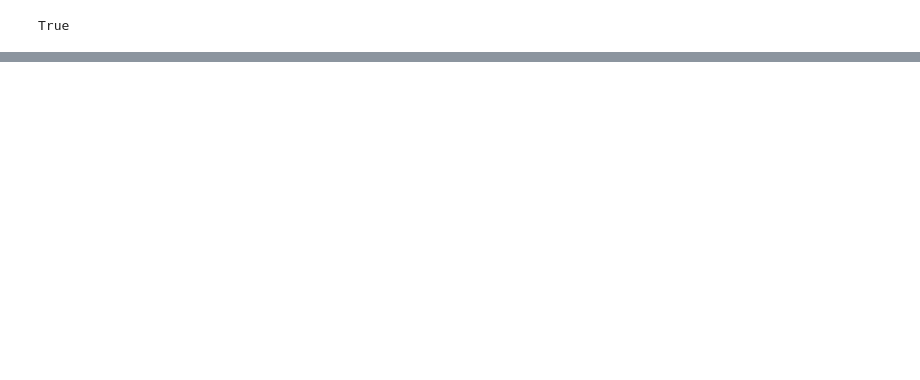
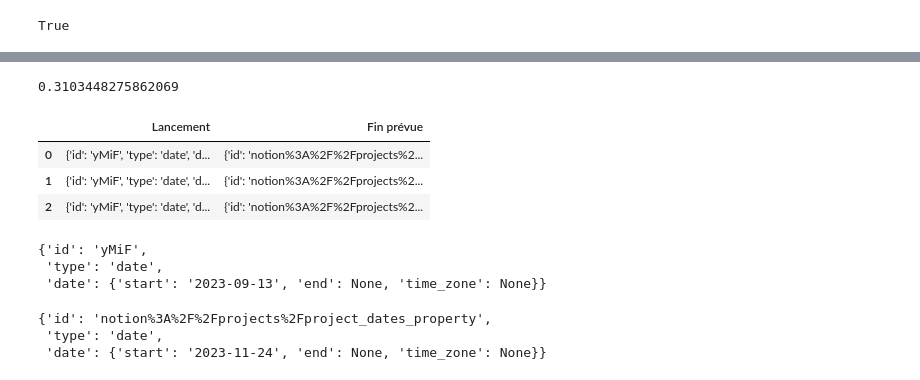
Before and after one commit to ldom1/notion_manager, a Jupyter notebook: exploration.ipynb, the cells around one changed output, grey strips where cells are left out. Drawn from its saved outputs; the diff is of its cells as text; code cells hidden in the pictures; blank space fills up the shorter version.

```diff
--- a/exploration.ipynb
+++ b/exploration.ipynb
@@ -138,0 +204,23 @@ temps_projet_df["Volume"].sum()
+# %%
+45 / 145
+# %% [output]
+0.3103448275862069
+# %%
+project_df[["Lancement", "Fin prévue"]]
+# %% [output]
+|  | Lancement | Fin prévue |
+| 0 | {'id': 'yMiF', 'type': 'date', 'd... | {'id': 'notion%3A%2F%2Fprojects%2... |
+| 1 | {'id': 'yMiF', 'type': 'date', 'd... | {'id': 'notion%3A%2F%2Fprojects%2... |
+| 2 | {'id': 'yMiF', 'type': 'date', 'd... | {'id': 'notion%3A%2F%2Fprojects%2... |
+# %%
+project_df["Lancement"].iloc[1]
+# %% [output]
+{'id': 'yMiF',
+ 'type': 'date',
+ 'date': {'start': '2023-09-13', 'end': None, 'time_zone': None}}
+# %%
+project_df["Fin prévue"].iloc[1]
+# %% [output]
+{'id': 'notion%3A%2F%2Fprojects%2Fproject_dates_property',
+ 'type': 'date',
+ 'date': {'start': '2023-11-24', 'end': None, 'time_zone': None}}
```
Also changed, not shown: parts of 21 cells of this notebook, 8 other files.
